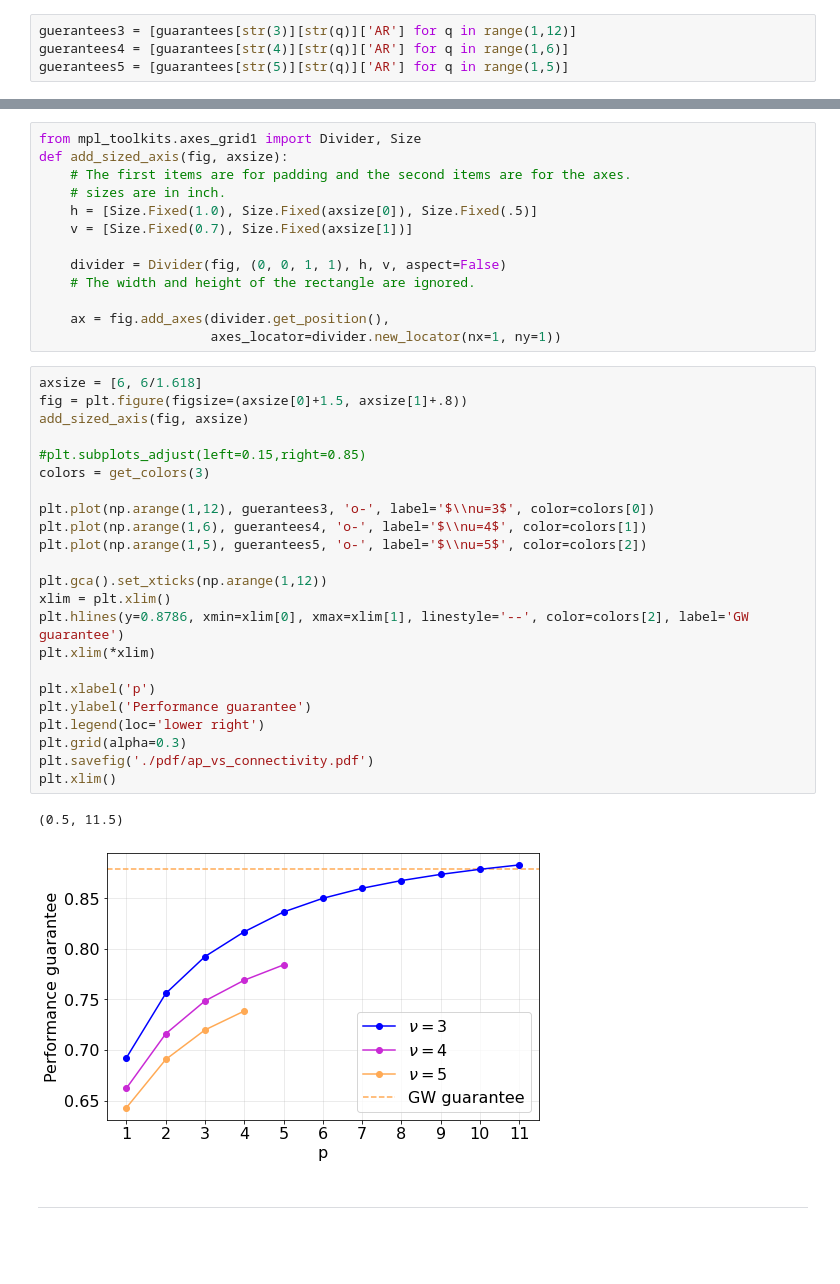
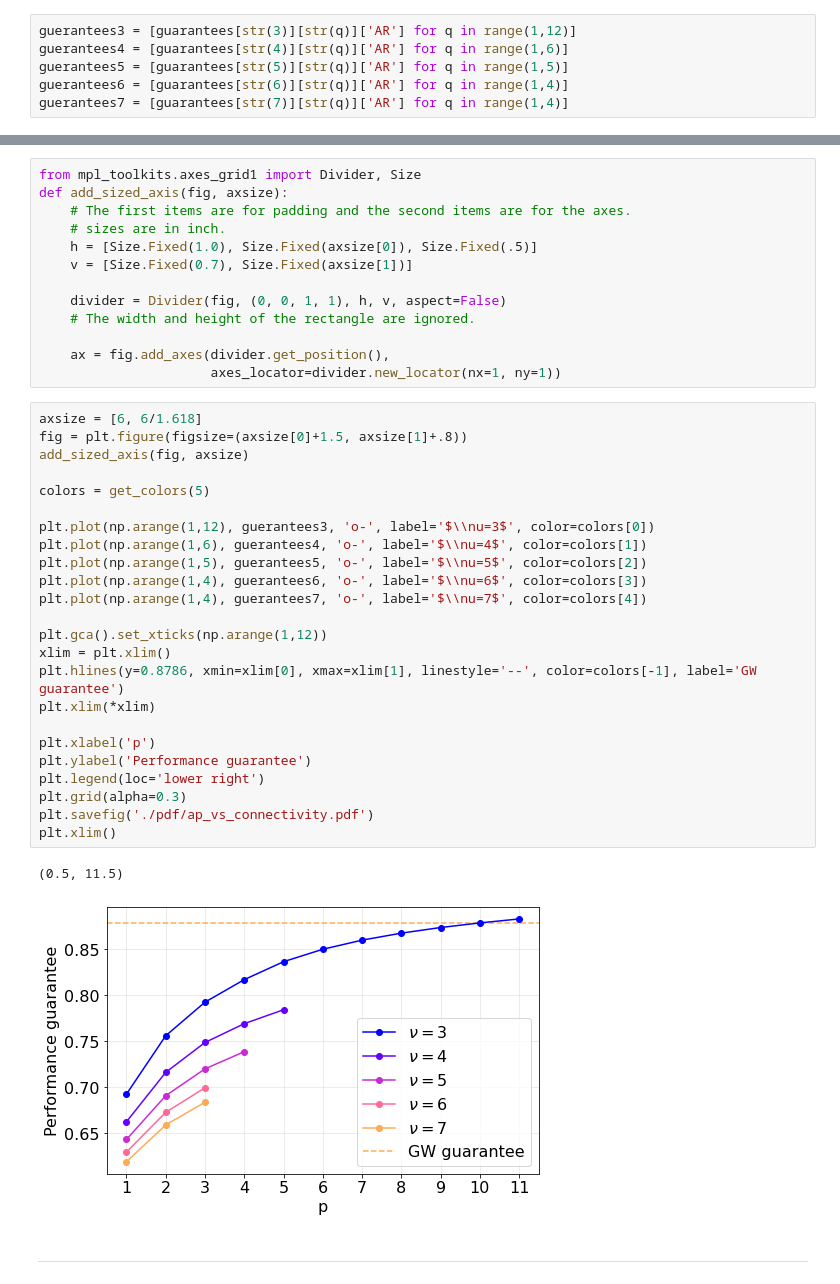
Before and after one commit to danlkv/fixed-angle-QAOA, a Jupyter notebook: plots/Guarantees for different graph connectivity.ipynb, the cells around one changed output, grey strips where cells are left out. Saved outputs shown, nothing was run; the diff lists cells and outputs as text; blank space fills up the shorter version.

Commit message:
update guarantees plot

```diff
--- a/plots/Guarantees for different graph connectivity.ipynb
+++ b/plots/Guarantees for different graph connectivity.ipynb
@@ -29,6 +29,8 @@ guarantees
 guerantees3 = [guarantees[str(3)][str(q)]['AR'] for q in range(1,12)]
 guerantees4 = [guarantees[str(4)][str(q)]['AR'] for q in range(1,6)]
 guerantees5 = [guarantees[str(5)][str(q)]['AR'] for q in range(1,5)]
+guerantees6 = [guarantees[str(6)][str(q)]['AR'] for q in range(1,4)]
+guerantees7 = [guarantees[str(7)][str(q)]['AR'] for q in range(1,4)]
 # %%
 def get_colors(num=2, offset=0.25, cmap=plt.cm.gnuplot2):
     """
@@ -52,28 +54,29 @@ def add_sized_axis(fig, axsize):
 # %%
 axsize = [6, 6/1.618]
 fig = plt.figure(figsize=(axsize[0]+1.5, axsize[1]+.8))
 add_sized_axis(fig, axsize)
 
-#plt.subplots_adjust(left=0.15,right=0.85)
-colors = get_colors(3)
+colors = get_colors(5)
 
 plt.plot(np.arange(1,12), guerantees3, 'o-', label='$\\nu=3$', color=colors[0])
 plt.plot(np.arange(1,6), guerantees4, 'o-', label='$\\nu=4$', color=colors[1])
 plt.plot(np.arange(1,5), guerantees5, 'o-', label='$\\nu=5$', color=colors[2])
+plt.plot(np.arange(1,4), guerantees6, 'o-', label='$\\nu=6$', color=colors[3])
+plt.plot(np.arange(1,4), guerantees7, 'o-', label='$\\nu=7$', color=colors[4])
 
 plt.gca().set_xticks(np.arange(1,12))
 xlim = plt.xlim()
-plt.hlines(y=0.8786, xmin=xlim[0], xmax=xlim[1], linestyle='--', color=colors[2], label='GW guarantee')
+plt.hlines(y=0.8786, xmin=xlim[0], xmax=xlim[1], linestyle='--', color=colors[-1], label='GW guarantee')
 plt.xlim(*xlim)
 
 plt.xlabel('p')
 plt.ylabel('Performance guarantee')
 plt.legend(loc='lower right')
 plt.grid(alpha=0.3)
 plt.savefig('./pdf/ap_vs_connectivity.pdf')
 plt.xlim()
 # %% [output]
 (0.5, 11.5)
-[figure, old version]
+[figure, new version]
 # %% [markdown]
 ---
```
Also changed, not shown: 2 other files.
